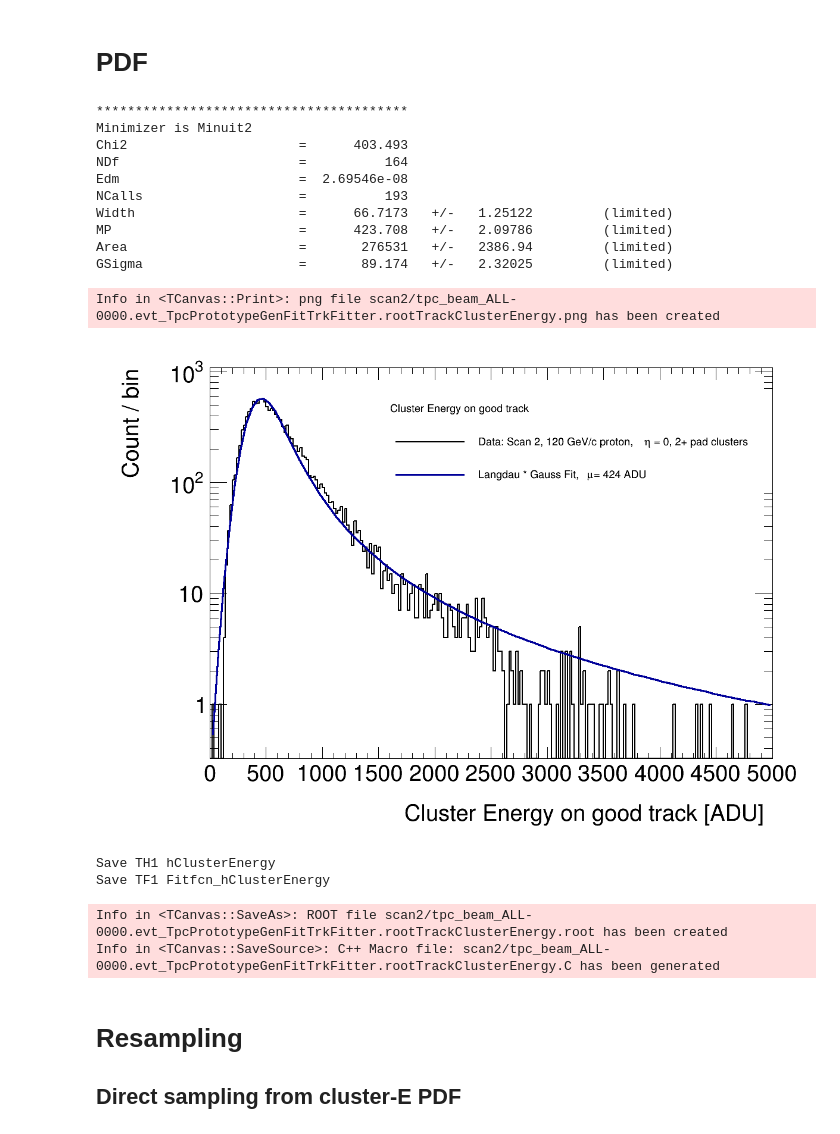
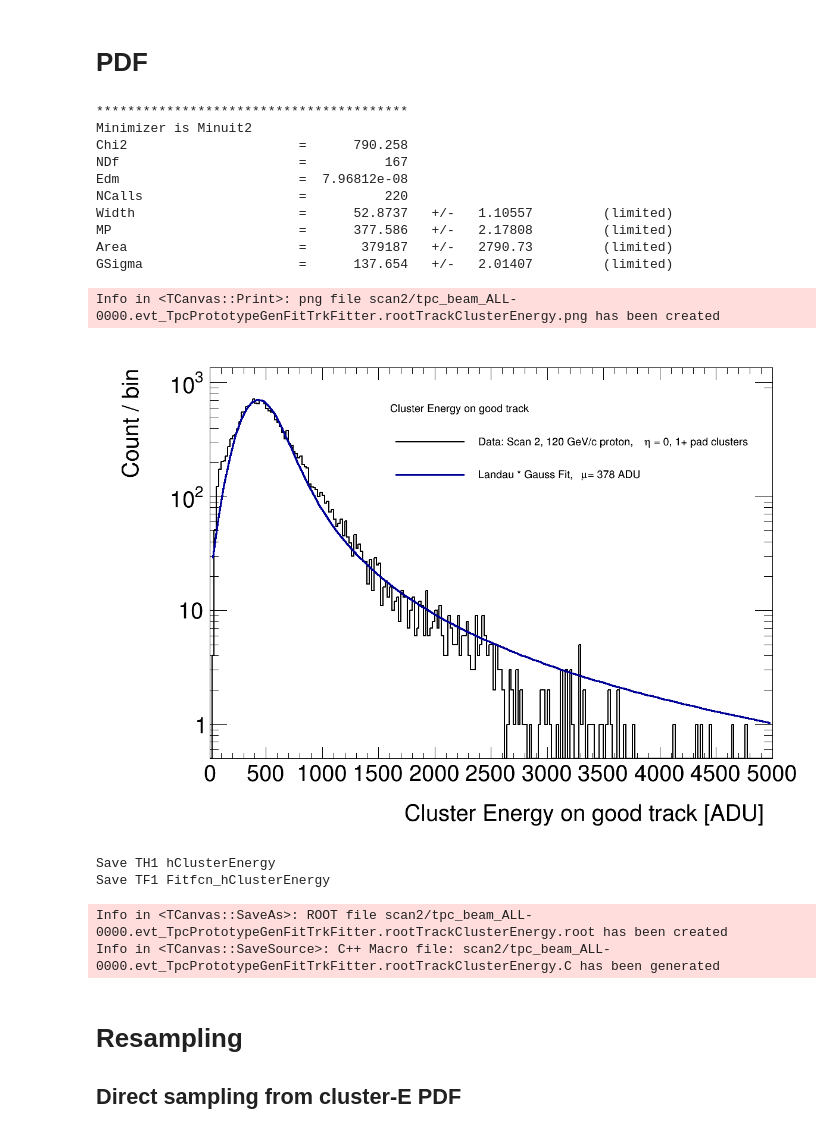
Before and after one commit to sPHENIX-Collaboration/analysis_tpc_prototype, a Jupyter notebook: fnal_2019/dEdx/main.ipynb, the cells around one changed output. Cells and saved outputs as stored; diff of their text form; code cells hidden in the pictures.

Commit message:
cut on 1-pad cluster

```diff
--- a/fnal_2019/dEdx/main.ipynb
+++ b/fnal_2019/dEdx/main.ipynb
@@ -290,43 +292,43 @@ TF1 *hClusterEnergyFit = nullptr;
     c1->Update();
     p->SetLogy();
 
     T->Draw("TPCTrack.clusterE>>hClusterEnergy", cut, "goff");
     //  TGraph *gPhiDistortion = FitProfile(hPhiDistortion);
 
     hClusterEnergyFit = langaufit(hClusterEnergy,
                        {0, 5000},
                        {200, 500, (double) T->GetEntries(cut) * 10, 200},
                        {0, 0, 0, 0},
                        {5000, 5000, 1e10, 5000});
     hClusterEnergyFit->SetLineColor(kBlue + 2);
 
     hClusterEnergy->Draw();
     hClusterEnergyFit->Draw("same");
     //    gPhiDistortion->Draw("p");
 
     TLegend *leg = new TLegend(.4, .7, .95, .9,  + "Cluster Energy on good track");
     leg->AddEntry(hClusterEnergy, TString("Data: ") + description, "l");
     leg->AddEntry(hClusterEnergyFit,
-                Form("Langdau * Gauss Fit, #mu= %.0f ADU", hClusterEnergyFit->GetParameter(1)), "l");
+                Form("Landau * Gauss Fit, #mu= %.0f ADU", hClusterEnergyFit->GetParameter(1)), "l");
     leg->Draw();
 
     c1->Draw();
     SaveCanvas(c1,
              TString(_file0->GetName()) + TString(c1->GetName()), kFALSE);
 }
 # %% [output]
 ****************************************
 Minimizer is Minuit2
-Chi2                      =      403.493
-NDf                       =          164
-Edm                       =  2.69546e-08
-NCalls                    =          193
-Width                     =      66.7173   +/-   1.25122         (limited)
-MP                        =      423.708   +/-   2.09786         (limited)
-Area                      =       276531   +/-   2386.94         (limited)
-GSigma                    =       89.174   +/-   2.32025         (limited)
+Chi2                      =      790.258
+NDf                       =          167
+Edm                       =  7.96812e-08
+NCalls                    =          220
+Width                     =      52.8737   +/-   1.10557         (limited)
+MP                        =      377.586   +/-   2.17808         (limited)
+Area                      =       379187   +/-   2790.73         (limited)
+GSigma                    =      137.654   +/-   2.01407         (limited)
 Info in <TCanvas::Print>: png file scan2/tpc_beam_ALL-0000.evt_TpcPrototypeGenFitTrkFitter.rootTrackClusterEnergy.png has been created
-[figure, old version]
+[figure, new version]
 Save TH1 hClusterEnergy
 Save TF1 Fitfcn_hClusterEnergy
 Info in <TCanvas::SaveAs>: ROOT file scan2/tpc_beam_ALL-0000.evt_TpcPrototypeGenFitTrkFitter.rootTrackClusterEnergy.root has been created
```
Also changed, not shown: parts of 6 cells of this notebook, 9 other files.
